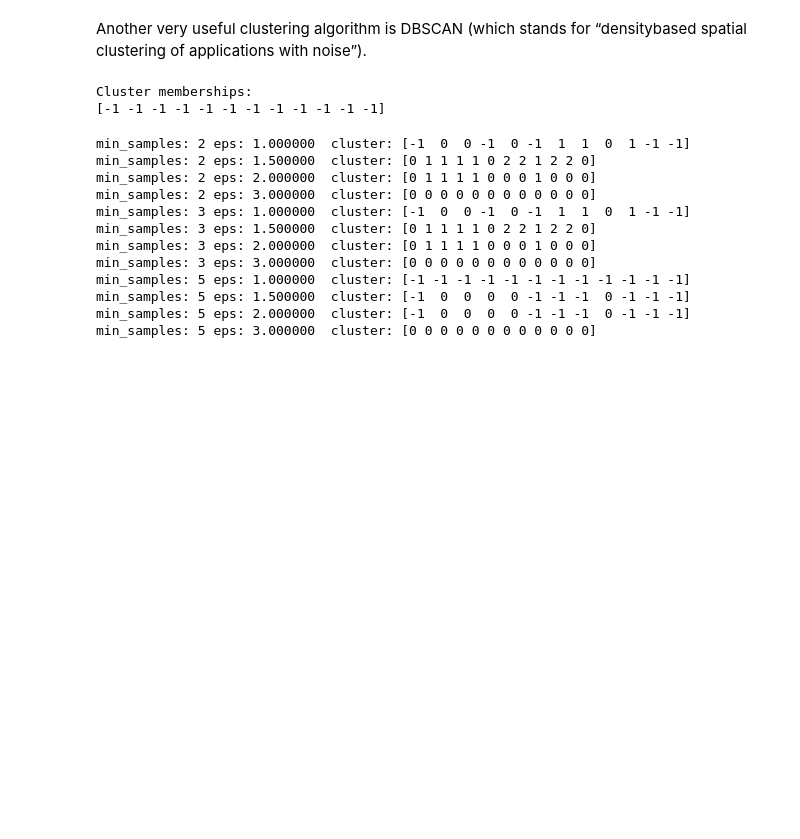
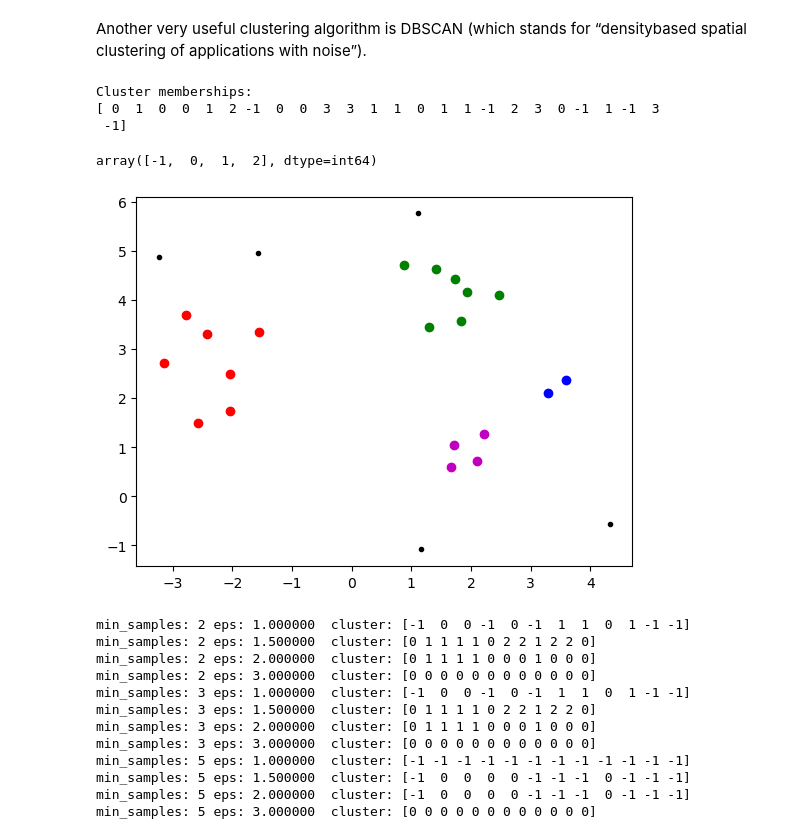
Before and after one commit to WilcoJohn/Progress-ML, a Jupyter notebook: CHP3-UnsupLearning&Preproc/3.2 Vector quantization.ipynb, the cells around one changed output. Drawn from its saved outputs; the diff is of its cells as text; code cells hidden in the pictures; blank space fills up the shorter version.

Commit message:
Clustering algorithms

```diff
--- a/CHP3-UnsupLearning&Preproc/3.2 Vector quantization.ipynb
+++ b/CHP3-UnsupLearning&Preproc/3.2 Vector quantization.ipynb
@@ -99,6 +91,6 @@ kmeans.
 # %%
 
-X, y = sklearn.datasets.make_moons(n_samples=200, noise=0.05, random_state=0, );
+X, y = sklearn.datasets.make_moons(n_samples=200, noise=0.05, random_state=0 );
 kmeans = sklearn.cluster.KMeans(n_clusters=10, random_state=0).fit(X);
 y_pred = kmeans.predict(X);
 
@@ -169,13 +161,30 @@ DBSCAN.
 Another very useful clustering algorithm is DBSCAN (which stands for “densitybased
 spatial clustering of applications with noise”).
 # %%
-X, y = sklearn.datasets.make_blobs(random_state=0, n_samples=12);
-dbscan = sklearn.cluster.DBSCAN();
+X, y = sklearn.datasets.make_blobs(random_state=0, n_samples=25);
+dbscan = sklearn.cluster.DBSCAN(eps=1,min_samples=2);
 clusters = dbscan.fit_predict(X);
 print("Cluster memberships:\n{}".format(clusters))
 # %% [output]
 Cluster memberships:
-[-1 -1 -1 -1 -1 -1 -1 -1 -1 -1 -1 -1]
+[ 0  1  0  0  1  2 -1  0  0  3  3  1  1  0  1  1 -1  2  3  0 -1  1 -1  3
+ -1]
+# %%
+cluster_vals
+# %% [output]
+array([-1,  0,  1,  2], dtype=int64)
+# %%
+c_dots = ['.k','og','or','ob','om'];
+cluster_vals = numpy.unique(clusters);
+
+# plt.plot(X[:,0],X[:,1],'ok',ms=15,mfc='white');
+
+for i in range(cluster_vals.size):
+    # print(i)
+    log_arr = (clusters == cluster_vals[i]);
+    plt.plot(X[log_arr,0],X[log_arr,1],c_dots[i])
+# %% [output]
+[figure, added]
 # %%
 mglearn.plots.plot_dbscan()
 # %% [output]
```
Also changed, not shown: parts of 13 cells of this notebook.
